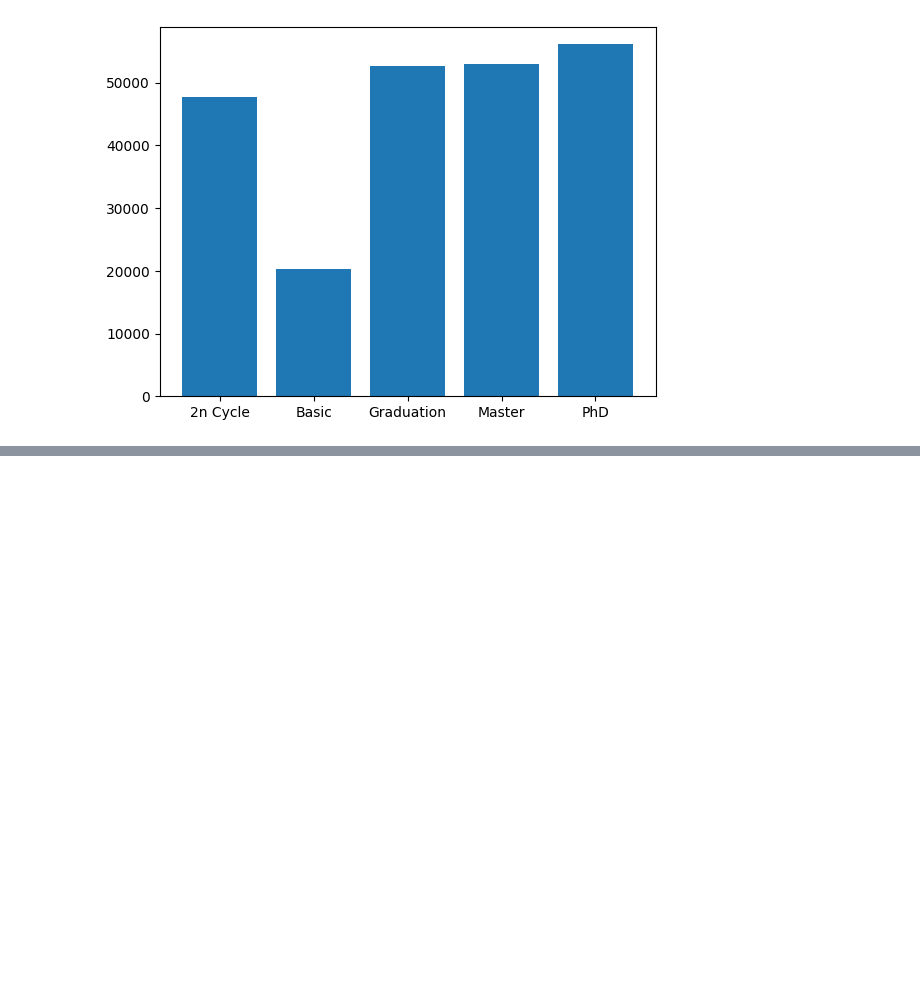
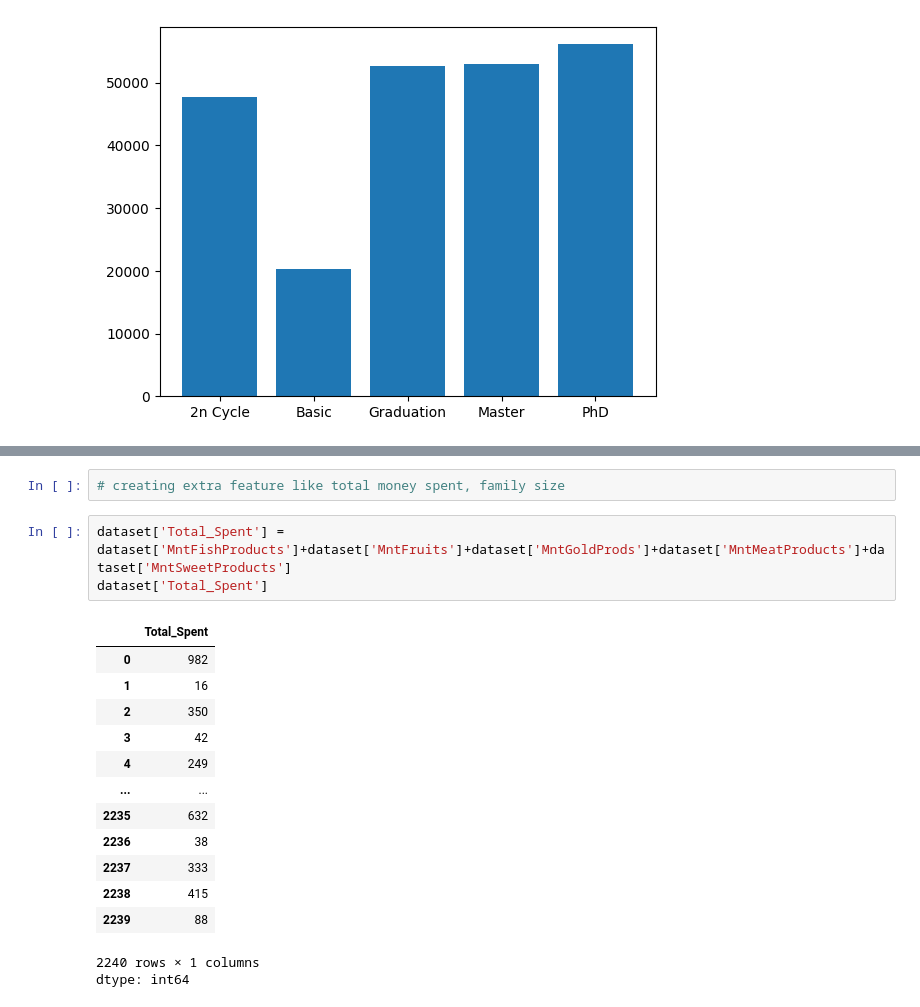
Before and after one commit to ShravanJadhav/CustomerPersonality_Analysis, a Jupyter notebook: CustomerPersonality.ipynb, the cells around one changed output, grey strips where cells are left out. Drawn from its saved outputs; the diff is of its cells as text; blank space fills up the shorter version.

```diff
--- a/CustomerPersonality.ipynb
+++ b/CustomerPersonality.ipynb
@@ -313,0 +341,20 @@ plt.bar(education_income.index, round(education_income,2))
+# %%
+# creating extra feature like total money spent, family size
+# %%
+dataset['Total_Spent'] = dataset['MntFishProducts']+dataset['MntFruits']+dataset['MntGoldProds']+dataset['MntMeatProducts']+dataset['MntSweetProducts']
+dataset['Total_Spent']
+# %% [output]
+|  | Total_Spent |
+| 0 | 982 |
+| 1 | 16 |
+| 2 | 350 |
+| 3 | 42 |
+| 4 | 249 |
+| ... | ... |
+| 2235 | 632 |
+| 2236 | 38 |
+| 2237 | 333 |
+| 2238 | 415 |
+| 2239 | 88 |
+2240 rows × 1 columns
+dtype: int64
```
Also changed, not shown: parts of 13 cells of this notebook.
